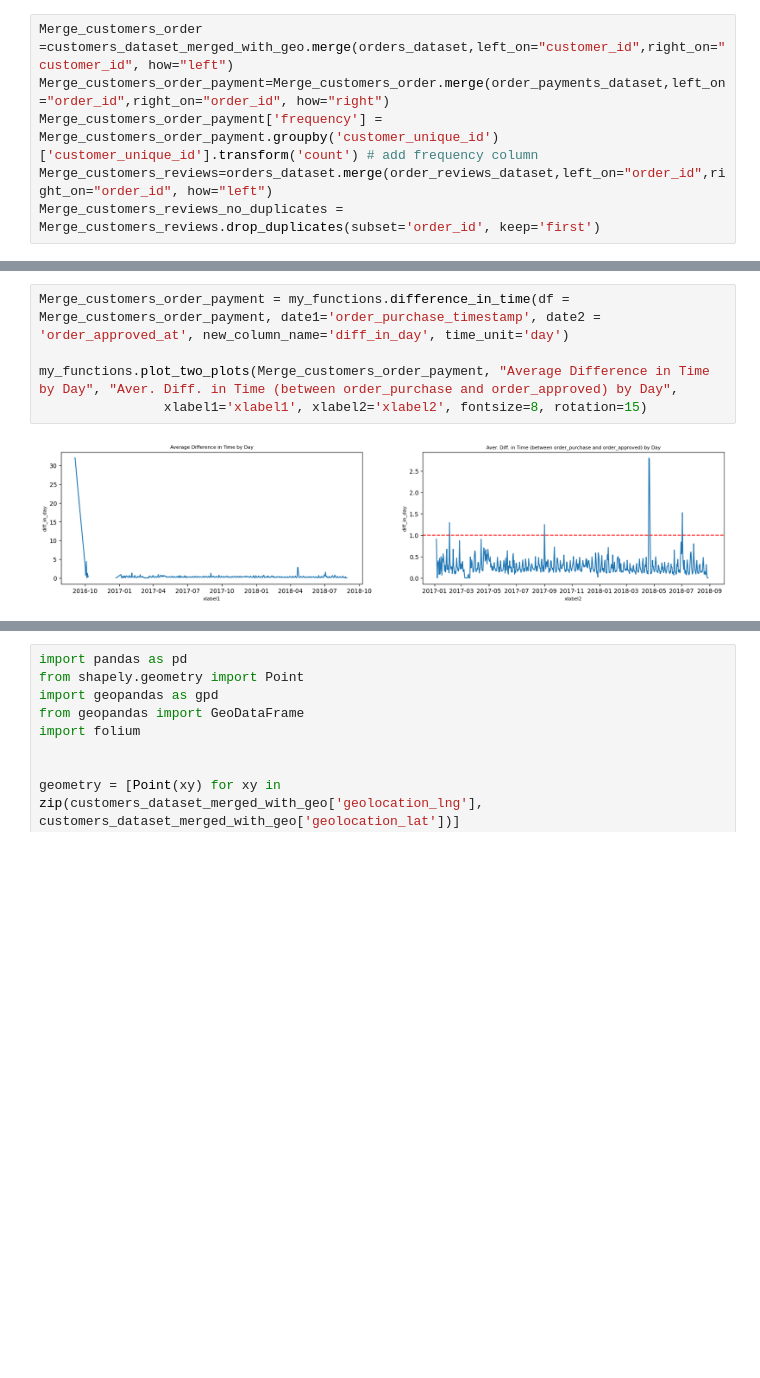
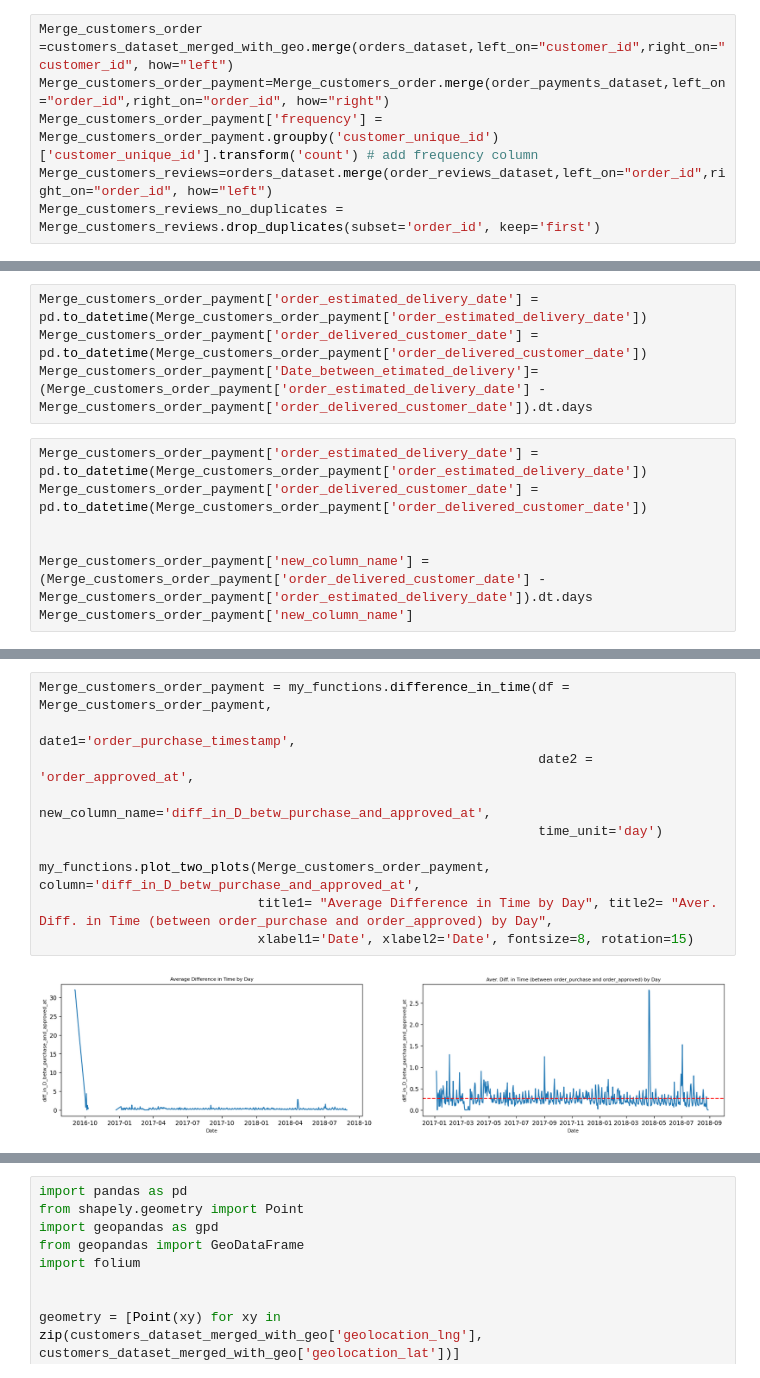
Before and after one commit to haelbrek/Olist, a Jupyter notebook: Anlayse_Emad/Analyse_Emad.ipynb, the cells around one changed output, grey strips where cells are left out. Saved outputs shown, nothing was run; the diff lists cells and outputs as text; blank space fills up the shorter version.

```diff
--- a/Anlayse_Emad/Analyse_Emad.ipynb
+++ b/Anlayse_Emad/Analyse_Emad.ipynb
@@ -107,0 +109,11 @@ fig.show()
+# %%
+Merge_customers_order_payment['order_estimated_delivery_date'] = pd.to_datetime(Merge_customers_order_payment['order_estimated_delivery_date'])
+Merge_customers_order_payment['order_delivered_customer_date'] = pd.to_datetime(Merge_customers_order_payment['order_delivered_customer_date'])
+Merge_customers_order_payment['Date_between_etimated_delivery']=(Merge_customers_order_payment['order_estimated_delivery_date'] - Merge_customers_order_payment['order_delivered_customer_date']).dt.days
+# %%
+Merge_customers_order_payment['order_estimated_delivery_date'] = pd.to_datetime(Merge_customers_order_payment['order_estimated_delivery_date'])
+Merge_customers_order_payment['order_delivered_customer_date'] = pd.to_datetime(Merge_customers_order_payment['order_delivered_customer_date'])
+
+
+Merge_customers_order_payment['new_column_name'] = (Merge_customers_order_payment['order_delivered_customer_date'] - Merge_customers_order_payment['order_estimated_delivery_date']).dt.days
+Merge_customers_order_payment['new_column_name']
@@ -108,7 +133,12 @@ fig.show()
 # %%
-Merge_customers_order_payment = my_functions.difference_in_time(df = Merge_customers_order_payment, date1='order_purchase_timestamp', date2 = 'order_approved_at', new_column_name='diff_in_day', time_unit='day')
+Merge_customers_order_payment = my_functions.difference_in_time(df = Merge_customers_order_payment,
+                                                                date1='order_purchase_timestamp',
+                                                                date2 = 'order_approved_at',
+                                                                new_column_name='diff_in_D_betw_purchase_and_approved_at',
+                                                                time_unit='day')
 
-my_functions.plot_two_plots(Merge_customers_order_payment, "Average Difference in Time by Day", "Aver. Diff. in Time (between order_purchase and order_approved) by Day",
-                xlabel1='xlabel1', xlabel2='xlabel2', fontsize=8, rotation=15)
+my_functions.plot_two_plots(Merge_customers_order_payment, column='diff_in_D_betw_purchase_and_approved_at',
+                            title1= "Average Difference in Time by Day", title2= "Aver. Diff. in Time (between order_purchase and order_approved) by Day",
+                            xlabel1='Date', xlabel2='Date', fontsize=8, rotation=15)
 # %% [output]
-[figure, old version]
+[figure, new version]
```
Also changed, not shown: parts of 3 cells of this notebook, 2 other files.
